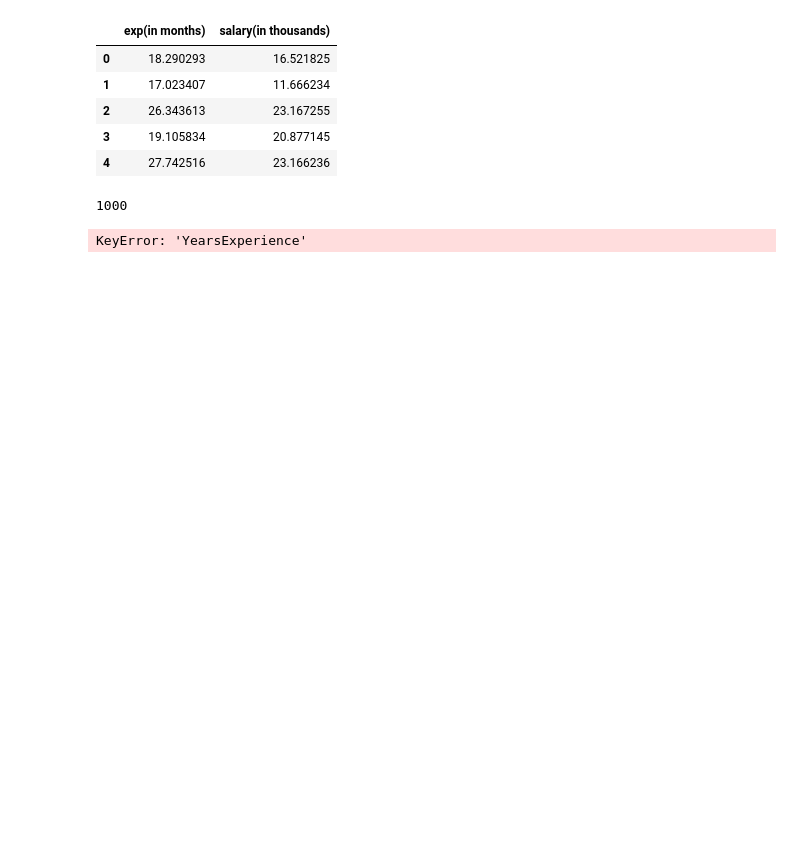
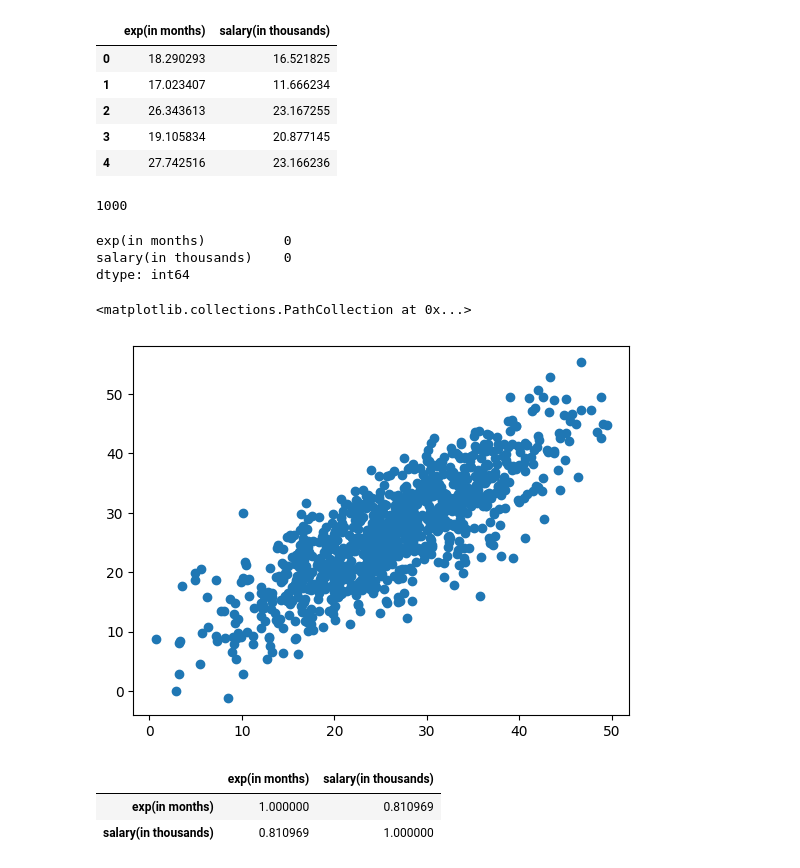
Before and after one commit to BhuvanChaithanya/30_day_-ML_Projects, a Jupyter notebook: linear_regression/lin_reg_notebook.ipynb, the cells around one changed output. Drawn from its saved outputs; the diff is of its cells as text; code cells hidden in the pictures; blank space fills up the shorter version.

```diff
--- a/linear_regression/lin_reg_notebook.ipynb
+++ b/linear_regression/lin_reg_notebook.ipynb
@@ -21,5 +20,20 @@ len(df)
 # %% [output]
 1000
 # %%
+df.isnull().sum()
 # %% [output]
-KeyError: 'YearsExperience'
+exp(in months)          0
+salary(in thousands)    0
+dtype: int64
+# %%
+plt.scatter(df['exp(in months)'], df['salary(in thousands)'])
+# %% [output]
+<matplotlib.collections.PathCollection at 0x...>
+[figure, added]
+# %%
+#correlation of exp and salary
+df.corr()
+# %% [output]
+|  | exp(in months) | salary(in thousands) |
+| exp(in months) | 1.000000 | 0.810969 |
+| salary(in thousands) | 0.810969 | 1.000000 |
```
Also changed, not shown: parts of 4 cells of this notebook, 12 other files.
